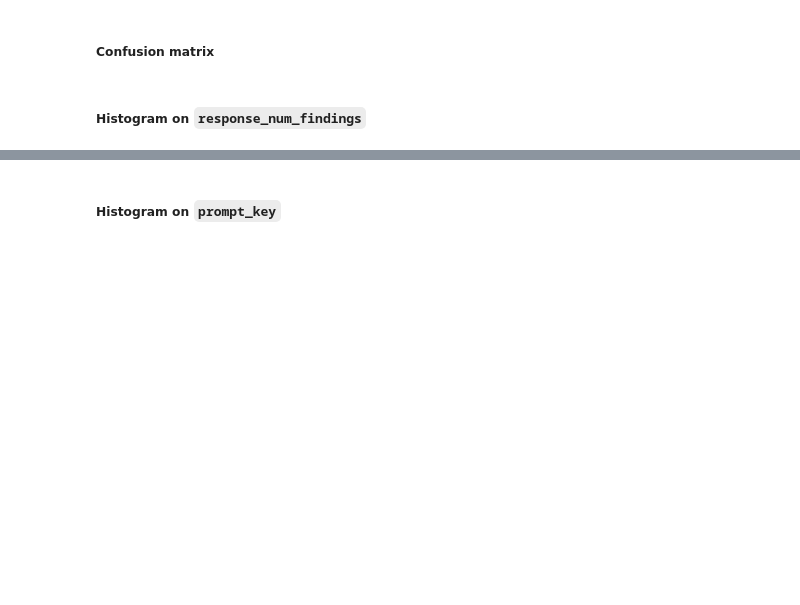
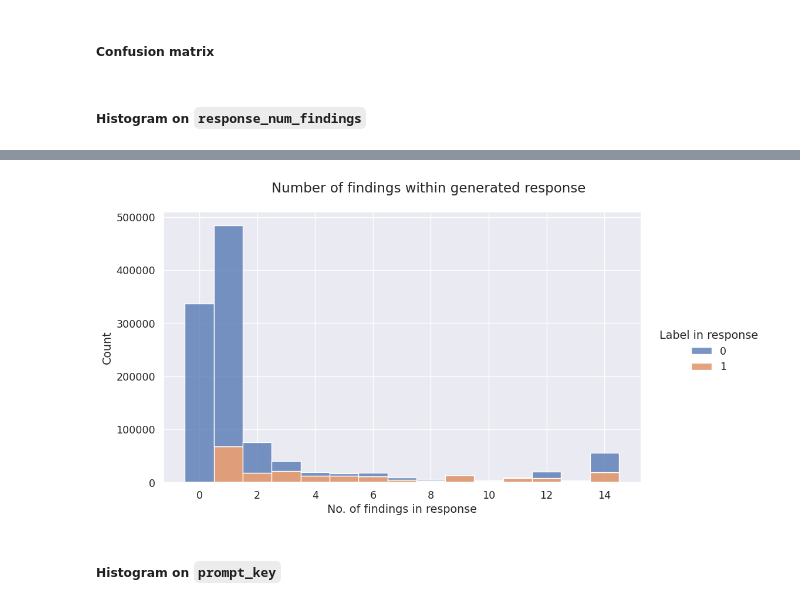
Before and after one commit to mark-rustad/CheXagent, a Jupyter notebook: get_started.ipynb, the cells around one changed output, grey strips where cells are left out. Cells and saved outputs as stored; diff of their text form; code cells hidden in the pictures; blank space fills up the shorter version.

```diff
--- a/get_started.ipynb
+++ b/get_started.ipynb
@@ -517,21 +1026,23 @@ for label, matrix in conf_matrices.items():
 # %%
 sns.set_theme(context="notebook", style="darkgrid", font_scale=1.15)
-
+plotdf = results.copy()
 g = sns.displot(
-    data=results,
+    data=plotdf,
     x="response_num_findings",
     hue="label_in_response",
     multiple="stack",
     discrete=True,
     aspect=GOLDEN,
     height=6,
 )
 
 g.set_axis_labels(x_var="No. of findings in response")
 sns.move_legend(g, "center right", bbox_to_anchor=(1, 0.5), title="Label in response")
 g.figure.suptitle("Number of findings within generated response")
 g.tight_layout()
 plt.show()
+# %% [output]
+[figure, added]
 # %%
 sns.set_theme(context="notebook", style="darkgrid", font_scale=1.15)
 
```
Also changed, not shown: parts of 38 cells of this notebook.
